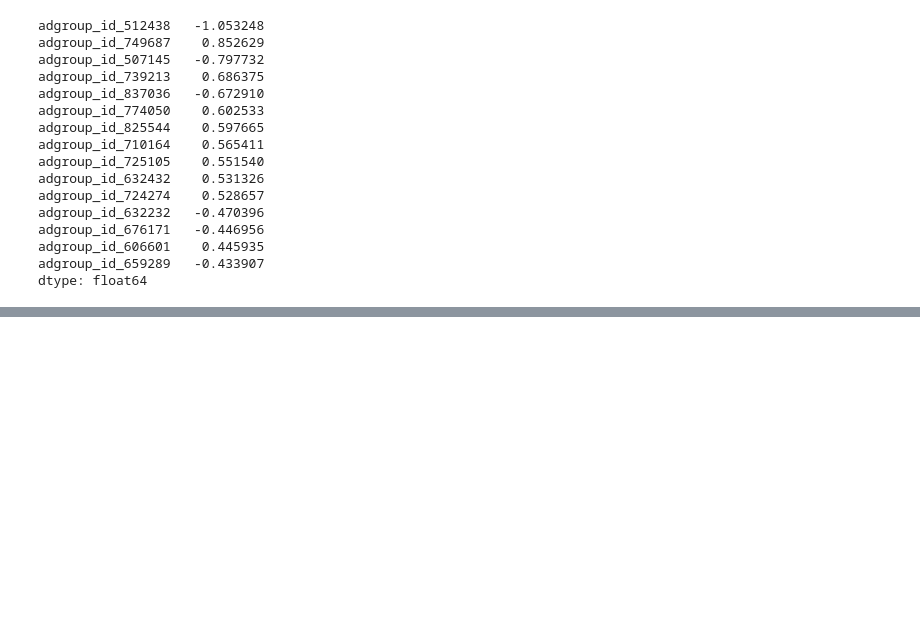
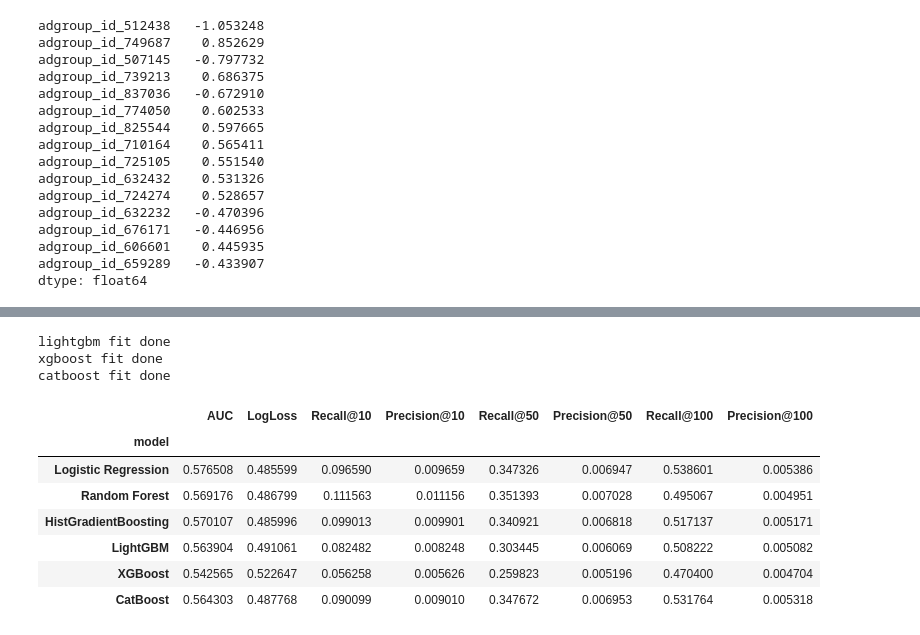
Before and after one commit to AIVIETNAM-AIO-TommyPhan/Recommendation-System-Taobao, a Jupyter notebook: model.ipynb, the cells around one changed output, grey strips where cells are left out. Drawn from its saved outputs; the diff is of its cells as text; code cells hidden in the pictures; blank space fills up the shorter version.

Commit message:
Compare LightGBM/XGBoost/CatBoost/RF/HGB against the logistic baseline

```diff
--- a/model.ipynb
+++ b/model.ipynb
@@ -290,0 +422,53 @@ dtype: float64
+# %%
+CATEGORY_LEVELS = {
+    col: sorted(pd.concat([train_c[col], test_c[col]]).unique())
+    for col in ONEHOT_FEATURES
+}
+
+
+def as_native_cat_frame(df):
+    d = df[FEATURES].copy()
+    for col in ONEHOT_FEATURES:
+        d[col] = pd.Categorical(d[col], categories=CATEGORY_LEVELS[col])
+    return d
+
+
+lgbm = LGBMClassifier(n_estimators=200, random_state=RANDOM_SEED, verbose=-1)
+lgbm.fit(as_native_cat_frame(train_c), y_train, categorical_feature=ONEHOT_FEATURES)
+print("lightgbm fit done")
+
+xgb = XGBClassifier(
+    n_estimators=200, tree_method="hist", enable_categorical=True,
+    random_state=RANDOM_SEED,
+)
+xgb.fit(as_native_cat_frame(train_c), y_train)
+print("xgboost fit done")
+
+catboost = CatBoostClassifier(
+    iterations=200, random_state=RANDOM_SEED, verbose=False,
+)
+catboost.fit(train_c[FEATURES], y_train, cat_features=ONEHOT_FEATURES)
+print("catboost fit done")
+# %% [output]
+lightgbm fit done
+xgboost fit done
+catboost fit done
+# %%
+comparison = pd.DataFrame([
+    evaluate_model("Logistic Regression", lambda df: model.predict_proba(df[FEATURES])[:, 1]),
+    evaluate_model("Random Forest", lambda df: rf.predict_proba(df[FEATURES])[:, 1]),
+    evaluate_model("HistGradientBoosting", lambda df: hgb.predict_proba(as_hgb_frame(df))[:, 1]),
+    evaluate_model("LightGBM", lambda df: lgbm.predict_proba(as_native_cat_frame(df))[:, 1]),
+    evaluate_model("XGBoost", lambda df: xgb.predict_proba(as_native_cat_frame(df))[:, 1]),
+    evaluate_model("CatBoost", lambda df: catboost.predict_proba(df[FEATURES])[:, 1]),
+]).set_index("model")
+comparison
+# %% [output]
+|  | AUC | LogLoss | Recall@10 | Precision@10 | Recall@50 | Precision@50 | Recall@100 | Precision@100 |
+| model |  |  |  |  |  |  |  |  |
+| Logistic Regression | 0.576508 | 0.485599 | 0.096590 | 0.009659 | 0.347326 | 0.006947 | 0.538601 | 0.005386 |
+| Random Forest | 0.569176 | 0.486799 | 0.111563 | 0.011156 | 0.351393 | 0.007028 | 0.495067 | 0.004951 |
+| HistGradientBoosting | 0.570107 | 0.485996 | 0.099013 | 0.009901 | 0.340921 | 0.006818 | 0.517137 | 0.005171 |
+| LightGBM | 0.563904 | 0.491061 | 0.082482 | 0.008248 | 0.303445 | 0.006069 | 0.508222 | 0.005082 |
+| XGBoost | 0.542565 | 0.522647 | 0.056258 | 0.005626 | 0.259823 | 0.005196 | 0.470400 | 0.004704 |
+| CatBoost | 0.564303 | 0.487768 | 0.090099 | 0.009010 | 0.347672 | 0.006953 | 0.531764 | 0.005318 |
```
Also changed, not shown: parts of 15 cells of this notebook, 1 other file.
